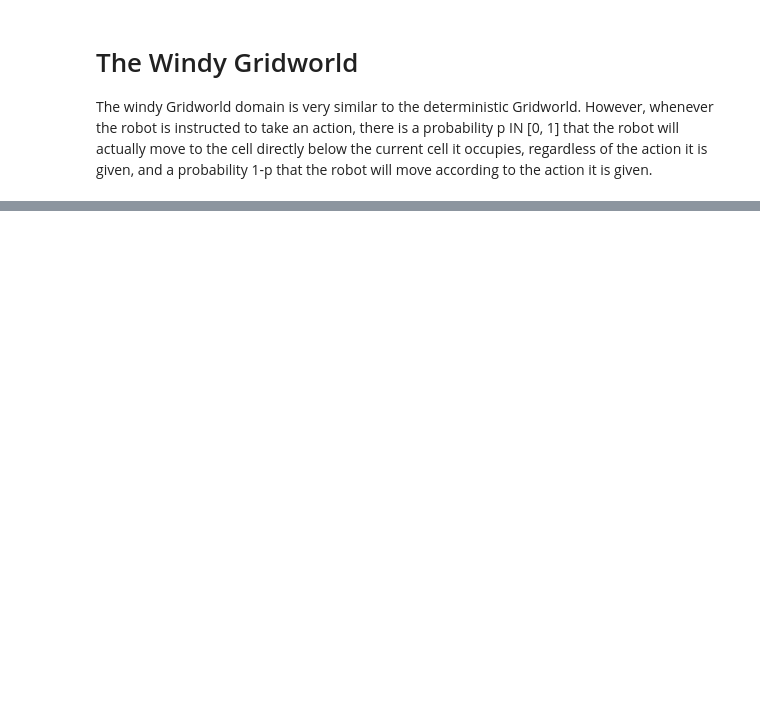
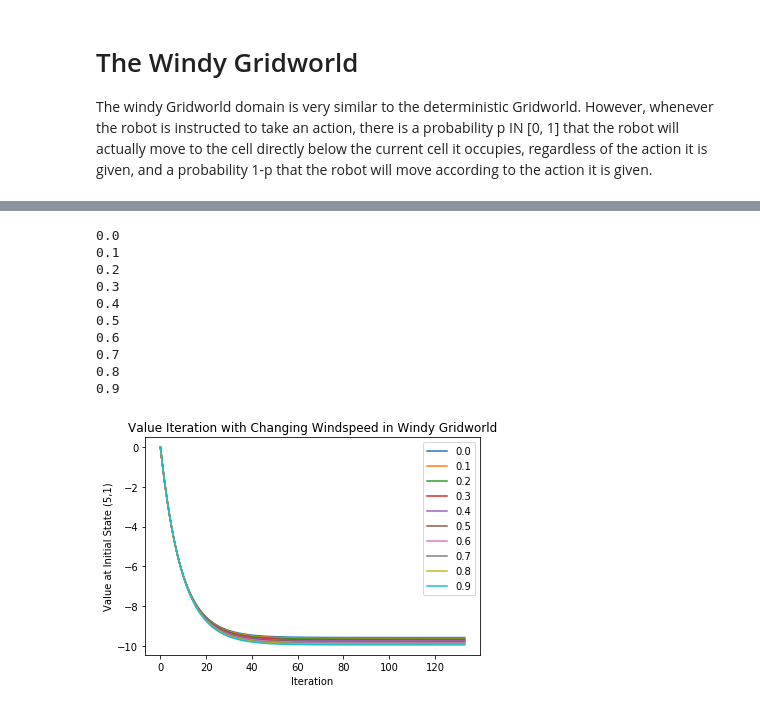
Before and after one commit to jadekhiev/MIE567, a Jupyter notebook: Project 1.ipynb, the cells around one changed output, grey strips where cells are left out. Saved outputs shown, nothing was run; the diff lists cells and outputs as text; code cells hidden in the pictures; blank space fills up the shorter version.

```diff
--- a/Project 1.ipynb
+++ b/Project 1.ipynb
@@ -556,0 +569,41 @@ plt.show()
+# %%
+def initialize_plot():
+    plt.plot()
+    plt.ylabel('Value at Initial State (5,1)')
+    plt.xlabel('Iteration')
+    plt.title("Value Iteration with Changing Windspeed in Windy Gridworld")
+    return plt
+
+
+# run value iteration code here
+gridworld = Gridworld()
+value = {}
+init_vals= {}
+plt = initialize_plot()
+gamma = 0.9
+
+pRange = [0.0, 0.1, 0.2, 0.3, 0.4, 0.5, 0.6, 0.7, 0.8, 0.9]
+for p in pRange:
+    value = ValueIteration(gridworld, gamma)
+    value.set_p(p)                              #add wind (stochasticity)
+    value.value_iteration()
+
+    #create plot
+    V = value.get_V()
+    init_vals[p] = [V[v][(5,1)] for v in V]
+    plt.plot(init_vals[p], label = p)
+
+plt.legend()
+plt.show()
+# %% [output]
+0.0
+0.1
+0.2
+0.3
+0.4
+0.5
+0.6
+0.7
+0.8
+0.9
+[figure, added]
```
Also changed, not shown: parts of 11 cells of this notebook.
